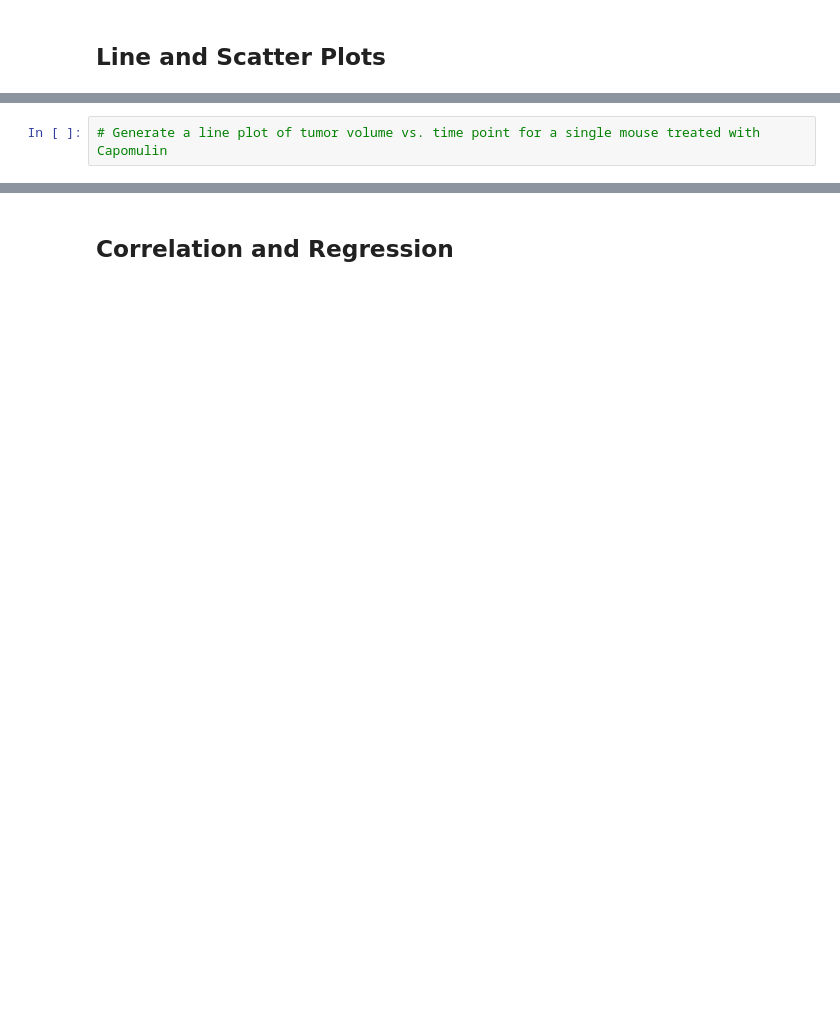
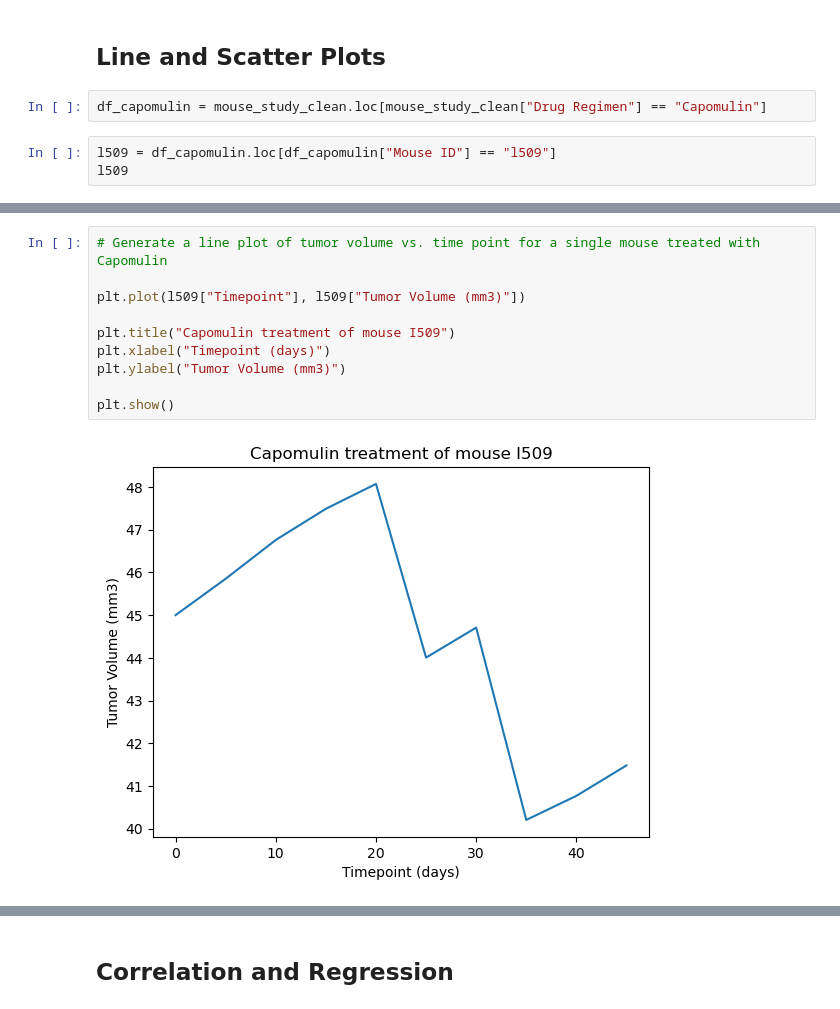
Before and after one commit to Rac-Berer/Matplotlib-challenge, a Jupyter notebook: Pymaceuticals/pymaceuticals_starter.ipynb, the cells around one changed output, grey strips where cells are left out. Drawn from its saved outputs; the diff is of its cells as text; blank space fills up the shorter version.

```diff
--- a/Pymaceuticals/pymaceuticals_starter.ipynb
+++ b/Pymaceuticals/pymaceuticals_starter.ipynb
@@ -225,2 +269,7 @@ plt.show()
 # %% [markdown]
 ## Line and Scatter Plots
+# %%
+df_capomulin = mouse_study_clean.loc[mouse_study_clean["Drug Regimen"] == "Capomulin"]
+# %%
+l509 = df_capomulin.loc[df_capomulin["Mouse ID"] == "l509"]
+l509
@@ -227,2 +288,12 @@ plt.show()
 # %%
 # Generate a line plot of tumor volume vs. time point for a single mouse treated with Capomulin
+
+plt.plot(l509["Timepoint"], l509["Tumor Volume (mm3)"])
+
+plt.title("Capomulin treatment of mouse I509")
+plt.xlabel("Timepoint (days)")
+plt.ylabel("Tumor Volume (mm3)")
+
+plt.show()
+# %% [output]
+[figure, added]
```
Also changed, not shown: parts of 13 cells of this notebook.
